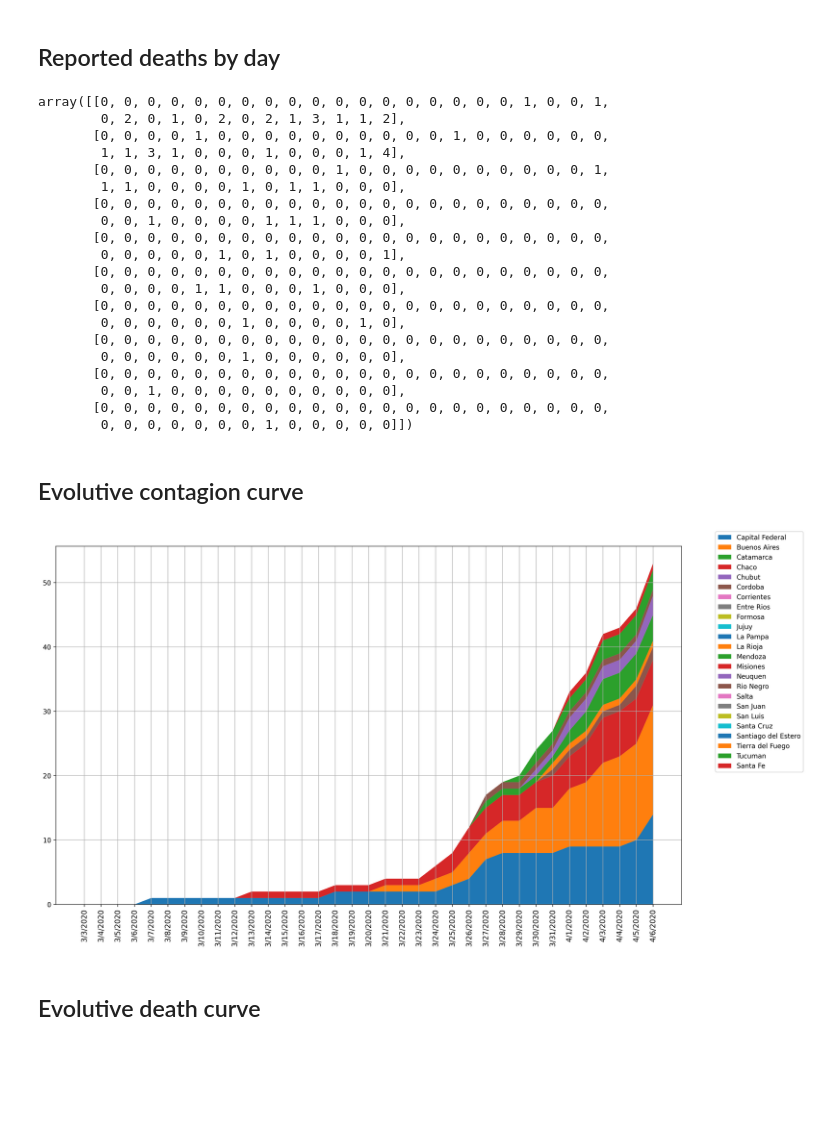
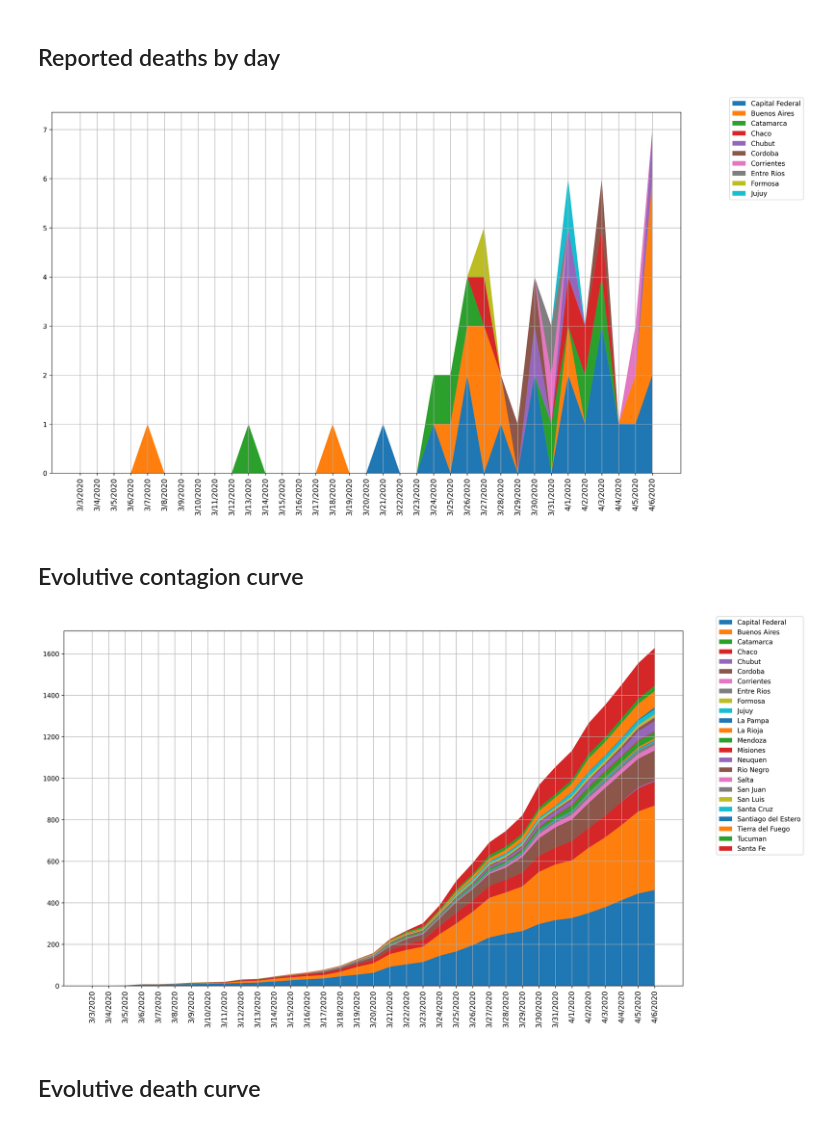
Before and after one commit to Fluzko/Covid-19-Argentina, a Jupyter notebook: Whole country analysis.ipynb, the cells around one changed output. Saved outputs shown, nothing was run; the diff lists cells and outputs as text; code cells hidden in the pictures; blank space fills up the shorter version.

Commit message:
daily update + fix + evolutive death curve

```diff
--- a/Whole country analysis.ipynb
+++ b/Whole country analysis.ipynb
@@ -243,49 +243,29 @@ has_deaths = df_deaths['total_deaths'] > 0
 y = df_deaths.sort_values(by=['total_deaths'], ascending=False).drop(columns=['total_deaths'])[has_deaths].values
 x = df_deaths_transposed.drop(columns=['total_deaths','evolutive_deaths']).index.values
 
-y
-# labels = df_deaths.index.values
-# plt.figure(figsize=(17,10),dpi=300)
-# plt.stackplot(x,y, labels=labels)
-# plt.legend(bbox_to_anchor = (1.2,1.05))
-# plt.xticks(rotation='vertical', size=11)
-# plt.grid()
-# plt.show()
+labels = df_deaths.index.values
+plt.figure(figsize=(17,10),dpi=300)
+plt.stackplot(x,y, labels=labels)
+plt.legend(bbox_to_anchor = (1.2,1.05))
+plt.xticks(rotation='vertical', size=11)
+plt.grid()
+plt.show()
 # %% [output]
-array([[0, 0, 0, 0, 0, 0, 0, 0, 0, 0, 0, 0, 0, 0, 0, 0, 0, 0, 1, 0, 0, 1,
-        0, 2, 0, 1, 0, 2, 0, 2, 1, 3, 1, 1, 2],
-       [0, 0, 0, 0, 1, 0, 0, 0, 0, 0, 0, 0, 0, 0, 0, 1, 0, 0, 0, 0, 0, 0,
-        1, 1, 3, 1, 0, 0, 0, 1, 0, 0, 0, 1, 4],
-       [0, 0, 0, 0, 0, 0, 0, 0, 0, 0, 1, 0, 0, 0, 0, 0, 0, 0, 0, 0, 0, 1,
-        1, 1, 0, 0, 0, 0, 1, 0, 1, 1, 0, 0, 0],
-       [0, 0, 0, 0, 0, 0, 0, 0, 0, 0, 0, 0, 0, 0, 0, 0, 0, 0, 0, 0, 0, 0,
-        0, 0, 1, 0, 0, 0, 0, 1, 1, 1, 0, 0, 0],
-       [0, 0, 0, 0, 0, 0, 0, 0, 0, 0, 0, 0, 0, 0, 0, 0, 0, 0, 0, 0, 0, 0,
-        0, 0, 0, 0, 0, 1, 0, 1, 0, 0, 0, 0, 1],
-       [0, 0, 0, 0, 0, 0, 0, 0, 0, 0, 0, 0, 0, 0, 0, 0, 0, 0, 0, 0, 0, 0,
-        0, 0, 0, 0, 1, 1, 0, 0, 0, 1, 0, 0, 0],
-       [0, 0, 0, 0, 0, 0, 0, 0, 0, 0, 0, 0, 0, 0, 0, 0, 0, 0, 0, 0, 0, 0,
-        0, 0, 0, 0, 0, 0, 1, 0, 0, 0, 0, 1, 0],
-       [0, 0, 0, 0, 0, 0, 0, 0, 0, 0, 0, 0, 0, 0, 0, 0, 0, 0, 0, 0, 0, 0,
-        0, 0, 0, 0, 0, 0, 1, 0, 0, 0, 0, 0, 0],
-       [0, 0, 0, 0, 0, 0, 0, 0, 0, 0, 0, 0, 0, 0, 0, 0, 0, 0, 0, 0, 0, 0,
-        0, 0, 1, 0, 0, 0, 0, 0, 0, 0, 0, 0, 0],
-       [0, 0, 0, 0, 0, 0, 0, 0, 0, 0, 0, 0, 0, 0, 0, 0, 0, 0, 0, 0, 0, 0,
-        0, 0, 0, 0, 0, 0, 0, 1, 0, 0, 0, 0, 0]])
+[figure, added]
 # %% [markdown]
 ## Evolutive contagion curve
 # %%
-x = df_deaths_transposed['evolutive_deaths'].index.values
-y = df_deaths_transposed.cumsum(axis=0).drop(columns=['evolutive_deaths','total_deaths']).T
+x = df_confirmed_transposed['evolutive_cases'].index.values
+y = df_confirmed_transposed.cumsum(axis=0).drop(columns=['evolutive_cases','total_cases']).T
 
-labels = df_deaths.index.values
+labels = df_confirmed.index.values
 plt.figure(figsize=(17,10),dpi=300)
 plt.stackplot(x,y, labels=labels)
 plt.legend(bbox_to_anchor = (1.2,1.05))
 plt.xticks(rotation='vertical', size=11)
 plt.grid()
 plt.show()
 # %% [output]
-[figure, old version]
+[figure, new version]
 # %% [markdown]
 ## Evolutive death curve
```
Also changed, not shown: parts of 2 cells of this notebook.
